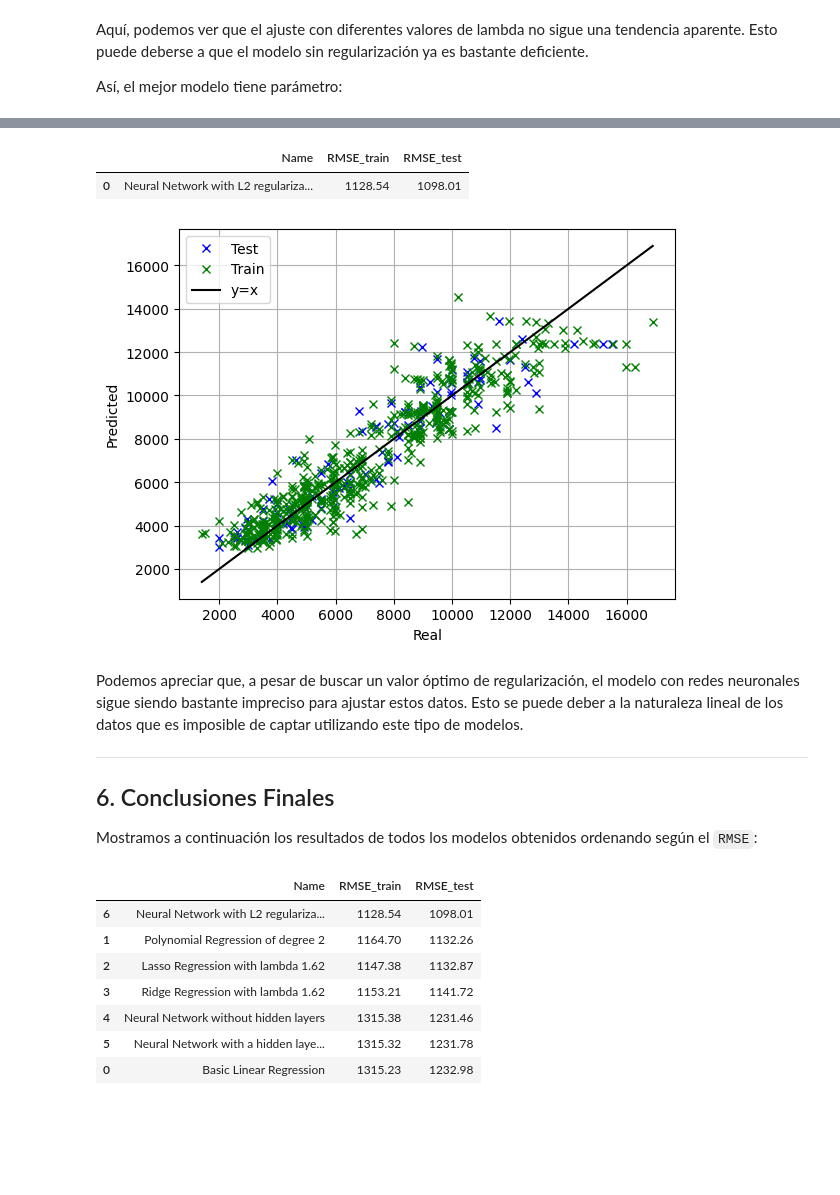
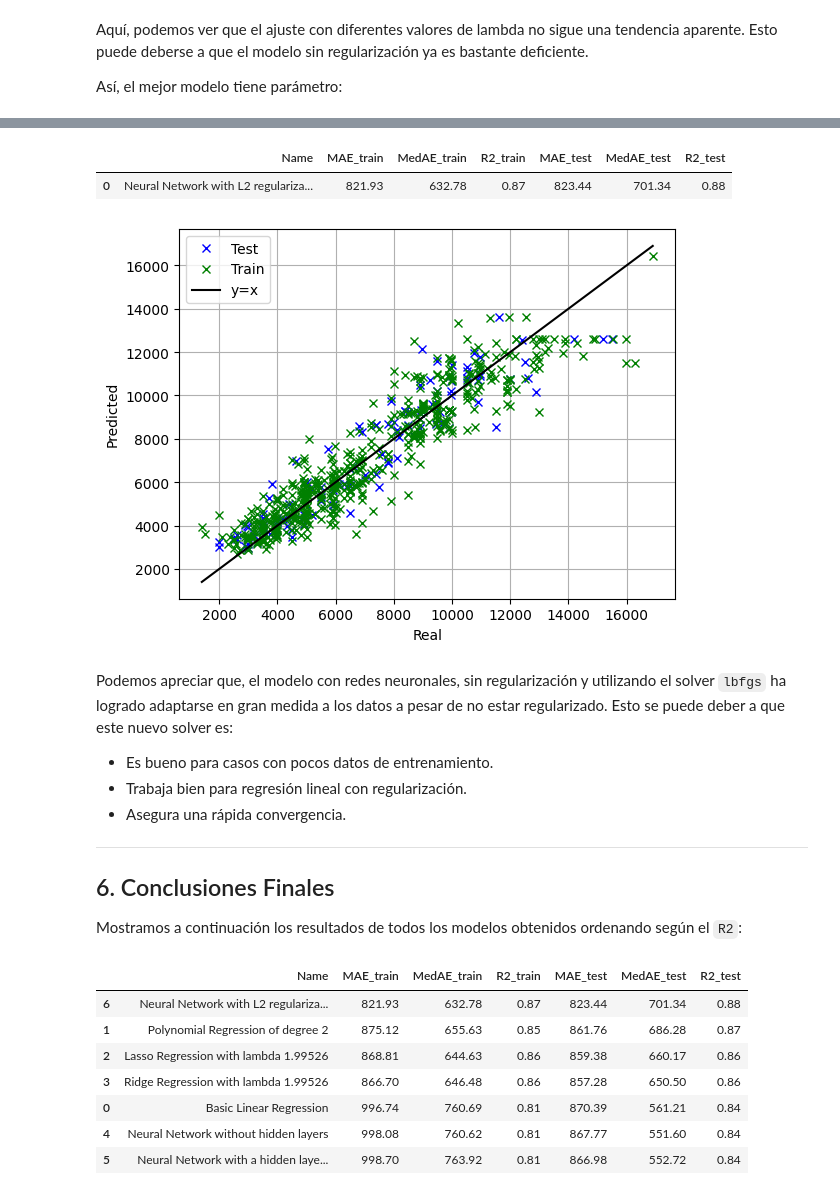
Before and after one commit to Davidjmz12/Automatic-Learning, a Jupyter notebook: Lab-02/P2.ipynb, the cells around one changed output, grey strips where cells are left out. Cells and saved outputs as stored; diff of their text form; code cells hidden in the pictures; blank space fills up the shorter version.

```diff
--- a/Lab-02/P2.ipynb
+++ b/Lab-02/P2.ipynb
@@ -336,7 +336,7 @@ class LinearRegression:
 models = Models()
 
 # Create wanted flags
-flags = ErrorMetricsFlags.R2 | ErrorMetricsFlags.MAE
+flags = ErrorMetricsFlags.R2 | ErrorMetricsFlags.MAE | ErrorMetricsFlags.MedAE
 # %% [markdown]
 ----
 ## 1. Regresión Lineal
@@ -422,7 +422,7 @@ class KValidation():
         """
         Return the best hyperparameter value.
         """
-        return round(self.grid_search.best_params_.get(self.hyperparameter_name),2)
+        return round(self.grid_search.best_params_.get(self.hyperparameter_name),5)
 
     def get_best_model(self):
         """
@@ -534,7 +534,7 @@ mod_3_ridge = make_pipeline(
         linear_model.Ridge(max_iter=10000)
 )
 
-l_range = np.logspace(-4, 1, 20)
+l_range = np.logspace(-4, 0.3, 20)
 
 kv_lasso = KValidation(x_train, y_train, mod_3_lasso, l_range, "lasso__alpha")
 kv_ridge = KValidation(x_train, y_train, mod_3_ridge, l_range, "ridge__alpha")
@@ -652,7 +654,7 @@ mod_5_l2 = make_pipeline(
         MLPRegressor(hidden_layer_sizes=(100, ), max_iter=10000, solver='lbfgs')
 )
 
-l_range = np.logspace(-5, 0, 20)
+l_range = np.logspace(-5, -2, 20)
 
 kv_l2_nn = KValidation(x_train, y_train, mod_5_l2, l_range, "mlpregressor__alpha")
 
@@ -687,26 +689,30 @@ models.append(model_5.compute_metrics())
 model_5.plot_pred_vs_real()
 model_5.compute_metrics()
 # %% [output]
-|  | Name | RMSE_train | RMSE_test |
-| 0 | Neural Network with L2 regulariza... | 1128.54 | 1098.01 |
+|  | Name | MAE_train | MedAE_train | R2_train | MAE_test | MedAE_test | R2_test |
+| 0 | Neural Network with L2 regulariza... | 821.93 | 632.78 | 0.87 | 823.44 | 701.34 | 0.88 |
-[figure, old version]
+[figure, new version]
 # %% [markdown]
-Podemos apreciar que, a pesar de buscar un valor óptimo de regularización, el modelo con redes neuronales sigue siendo bastante impreciso para ajustar estos datos. Esto se puede deber a la naturaleza lineal de los datos que es imposible de captar utilizando este tipo de modelos.
+Podemos apreciar que, el modelo con redes neuronales, sin regularización y utilizando el solver `lbfgs` ha logrado adaptarse en gran medida a los datos a pesar de no estar regularizado. Esto se puede deber a que este nuevo solver es:
+
+- Es bueno para casos con pocos datos de entrenamiento.
+- Trabaja bien para regresión lineal con regularización.
+- Asegura una rápida convergencia.
 
 ---
 ## 6. Conclusiones Finales
 
-Mostramos a continuación los resultados de todos los modelos obtenidos ordenando según el `RMSE`:
+Mostramos a continuación los resultados de todos los modelos obtenidos ordenando según el `R2`:
 # %%
-models.sort("RMSE_test", ascending=True)
+models.sort("R2_test", ascending=False)
 models.print()
 # %% [output]
-|  | Name | RMSE_train | RMSE_test |
-| 6 | Neural Network with L2 regulariza... | 1128.54 | 1098.01 |
-| 1 | Polynomial Regression of degree 2 | 1164.70 | 1132.26 |
-| 2 | Lasso Regression with lambda 1.62 | 1147.38 | 1132.87 |
-| 3 | Ridge Regression with lambda 1.62 | 1153.21 | 1141.72 |
-| 4 | Neural Network without hidden layers | 1315.38 | 1231.46 |
-| 5 | Neural Network with a hidden laye... | 1315.32 | 1231.78 |
-| 0 | Basic Linear Regression | 1315.23 | 1232.98 |
+|  | Name | MAE_train | MedAE_train | R2_train | MAE_test | MedAE_test | R2_test |
+| 6 | Neural Network with L2 regulariza... | 821.93 | 632.78 | 0.87 | 823.44 | 701.34 | 0.88 |
+| 1 | Polynomial Regression of degree 2 | 875.12 | 655.63 | 0.85 | 861.76 | 686.28 | 0.87 |
+| 2 | Lasso Regression with lambda 1.99526 | 868.81 | 644.63 | 0.86 | 859.38 | 660.17 | 0.86 |
+| 3 | Ridge Regression with lambda 1.99526 | 866.70 | 646.48 | 0.86 | 857.28 | 650.50 | 0.86 |
+| 0 | Basic Linear Regression | 996.74 | 760.69 | 0.81 | 870.39 | 561.21 | 0.84 |
+| 4 | Neural Network without hidden layers | 998.08 | 760.62 | 0.81 | 867.77 | 551.60 | 0.84 |
+| 5 | Neural Network with a hidden laye... | 998.70 | 763.92 | 0.81 | 866.98 | 552.72 | 0.84 |
 # %% [markdown]
```
Also changed, not shown: parts of 13 cells of this notebook.
